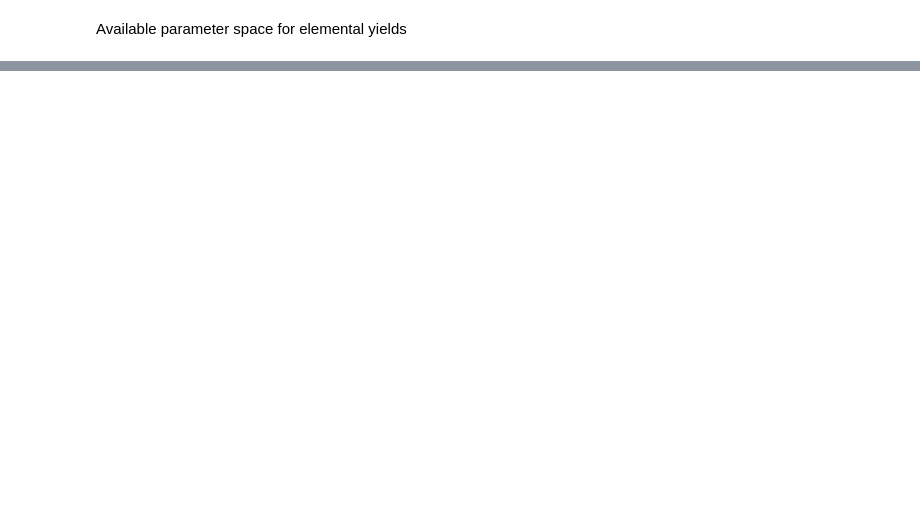
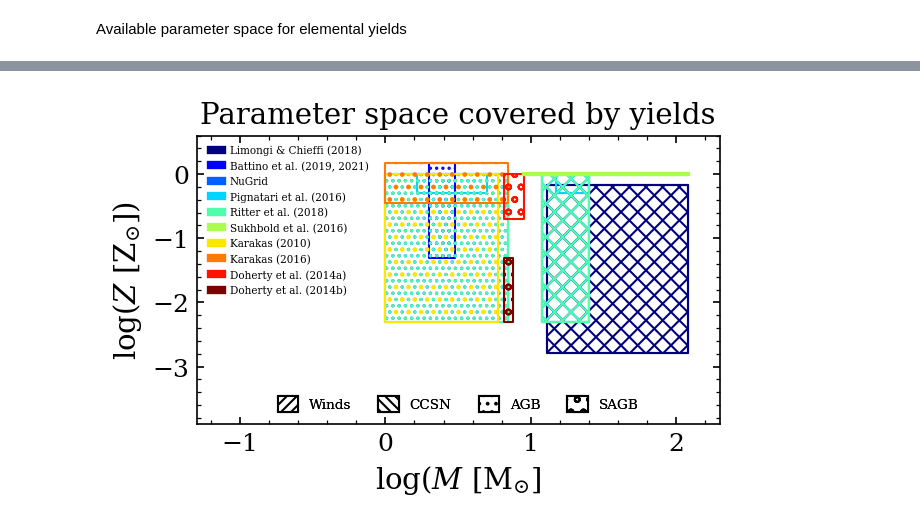
Before and after one commit to arsenal-popsynth/arsenal_gear, a Jupyter notebook: paper_plots.ipynb, the cells around one changed output, grey strips where cells are left out. Drawn from its saved outputs; the diff is of its cells as text; code cells hidden in the pictures; blank space fills up the shorter version.

```diff
--- a/paper_plots.ipynb
+++ b/paper_plots.ipynb
@@ -196,2 +130,94 @@ plt.show()
+# %%
+fig = plt.figure(figsize=(4.5,2.5))
+plt.title("Parameter space covered by yields")
+plt.xlabel(r"$\log(M\ [{\rm M}_{\odot}$]")
+plt.ylabel(r"$\log(Z\ [{\rm Z}_{\odot}$])")
+plt.xlim(-1.3,2.3)
+plt.ylim(-3.9, 0.6)
+Zsol = 0.02
+colors=plt.cm.jet(np.linspace(0,1,len(ag.element_yields.__all__)))
+
+for i, (name, color) in enumerate(zip(ag.element_yields.__all__, colors)):
+    model = getattr(ag.element_yields, name)()
+    plt.plot([],[], '-', color=color, label=model.name, lw=4)
+
+    if type(model.metal) == float:
+        if hasattr(model, "agb"):
+            plt.plot(np.log10(model.agb.params[-1]),
+                     np.ones_like(model.agb.params[-1]) * np.log10(model.metal/Zsol),
+                     color=color, lw=2)
+
+        if hasattr(model, "sagb"):
+            plt.plot(np.log10(model.sagb.params[-1]),
+                     np.ones_like(model.sagb.params[-1]) * np.log10(model.metal/Zsol),
+                     color=color, lw=2)
+
+        if hasattr(model, "wind"):
+            plt.plot(np.log10(model.wind.params[-1]),
+                     np.ones_like(model.wind.params[-1]) * np.log10(model.metal/Zsol),
+                     color=color, lw=2)
+
+        if hasattr(model, "ccsn"):
+            plt.plot(np.log10(model.ccsn.params[-1]),
+                     np.ones_like(model.ccsn.params[-1]) * np.log10(model.metal/Zsol),
+                     color=color, lw=2)
+
+    else:
+        if hasattr(model, "agb"):
+            if "Karakas" in model.name:
+                hatch = '..'
+            else:
+                hatch = '....'
+            plt.fill_between(np.log10(model.agb.params[-1]),
+                            y1=np.min(np.log10(model.agb.params[-2]/Zsol)),
+                            y2=np.max(np.log10(model.agb.params[-2]/Zsol)),
+                            edgecolor=color, facecolor="none", lw=1,
+                            hatch=hatch)
+
+        if hasattr(model, "sagb"):
+            plt.fill_between(np.log10(model.sagb.params[-1]),
+                            y1=np.min(np.log10(model.sagb.params[-2]/Zsol)),
+                            y2=np.max(np.log10(model.sagb.params[-2]/Zsol)),
+                            edgecolor=color, facecolor="none", lw=1,
+                            hatch='oo')
+
+        if hasattr(model, "wind"):
+            plt.fill_between(np.log10(model.wind.params[-1]),
+                            y1=np.min(np.log10(model.wind.params[-2]/Zsol)),
+                            y2=np.max(np.log10(model.wind.params[-2]/Zsol)),
+                            edgecolor=color, facecolor="none", lw=1,
+                            hatch='///')
+
+        if hasattr(model, "ccsn"):
+            plt.fill_between(np.log10(model.ccsn.params[-1]),
+                            y1=np.min(np.log10(model.ccsn.params[-2]/Zsol)),
+                            y2=np.max(np.log10(model.ccsn.params[-2]/Zsol)),
+                            edgecolor=color, facecolor="none", lw=1,
+                            hatch='\\\\\\')
+
+model_legend = plt.gca().legend(fontsize=5, loc="upper left",
+                                handlelength=1.0, frameon=False,
+                                bbox_to_anchor=(0.01, 1))
+
+from matplotlib.patches import Patch
+
+legend_handles = [
+    Patch(facecolor='white', hatch='/////', edgecolor='k', label='Winds'),
+    Patch(facecolor='white', hatch='\\\\\\\\\\', edgecolor='k', label='CCSN'),
+    Patch(facecolor='white', hatch='...', edgecolor='k', label='AGB'),
+    Patch(facecolor='white', hatch='oo', edgecolor='k', label='SAGB')
+]
+
+source_legend = plt.gca().legend(handles=legend_handles,
+           handlelength=1.5,
+           handleheight=1.5,
+           loc='lower center', fontsize=6.5, ncols=4,
+           frameon=False)
+plt.gca().add_artist(source_legend)
+plt.gca().add_artist(model_legend)
+
+plt.show()
+# %% [output]
+[figure, added]
 # %%
 fig = plt.figure()
```
Also changed, not shown: parts of 10 cells of this notebook.
